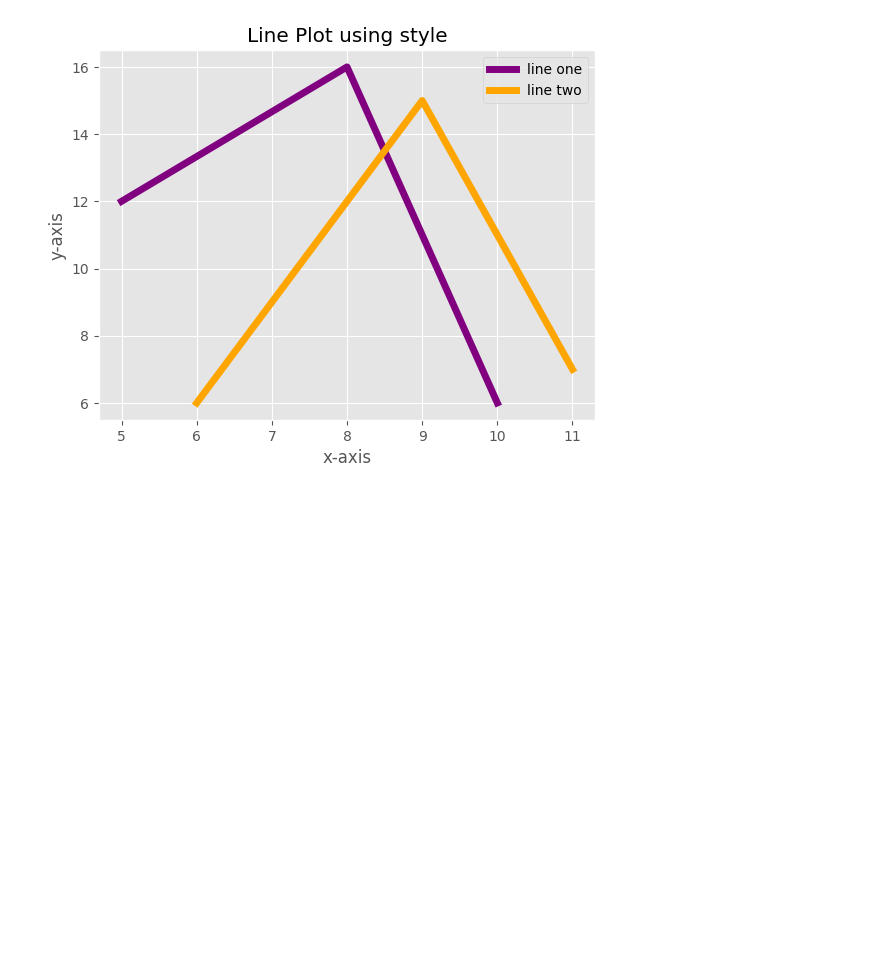
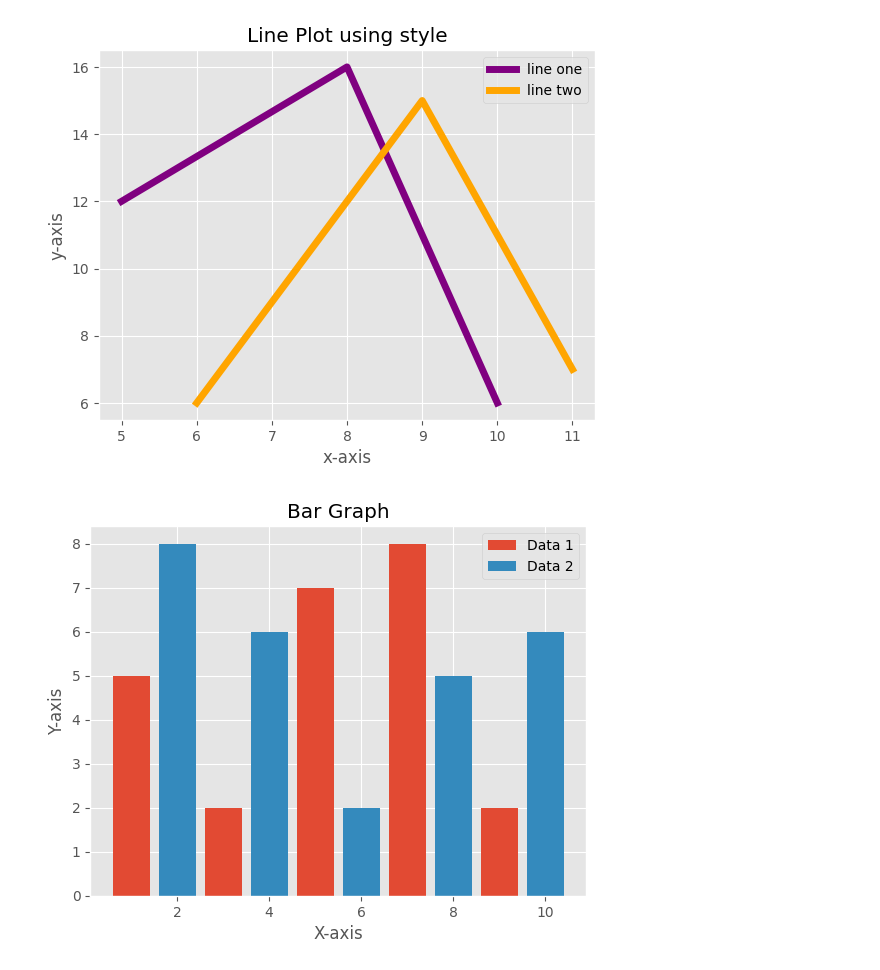
Before and after one commit to mayurraj9378/Data-Science, a Jupyter notebook: matplotlib_part1.ipynb, the cells around one changed output. Cells and saved outputs as stored; diff of their text form; code cells hidden in the pictures; blank space fills up the shorter version.

```diff
--- a/matplotlib_part1.ipynb
+++ b/matplotlib_part1.ipynb
@@ -112,3 +112,15 @@ plt.show()
 # %%
 #for labels of legends
 #https://matplotlib.org/stable/api/_as_gen/matplotlib.pyplot.legend.html
+# %%
+#bar graph
+#bar
+plt.bar([1,3,5,7,9],[5,2,7,8,2],label='Data 1')
+plt.bar([2,4,6,8,10],[8,6,2,5,6],label='Data 2')
+plt.xlabel('X-axis')
+plt.ylabel('Y-axis')
+plt.title('Bar Graph')
+plt.legend()
+plt.show()
+# %% [output]
+[figure, added]
```
Also changed, not shown: parts of 4 cells of this notebook.
